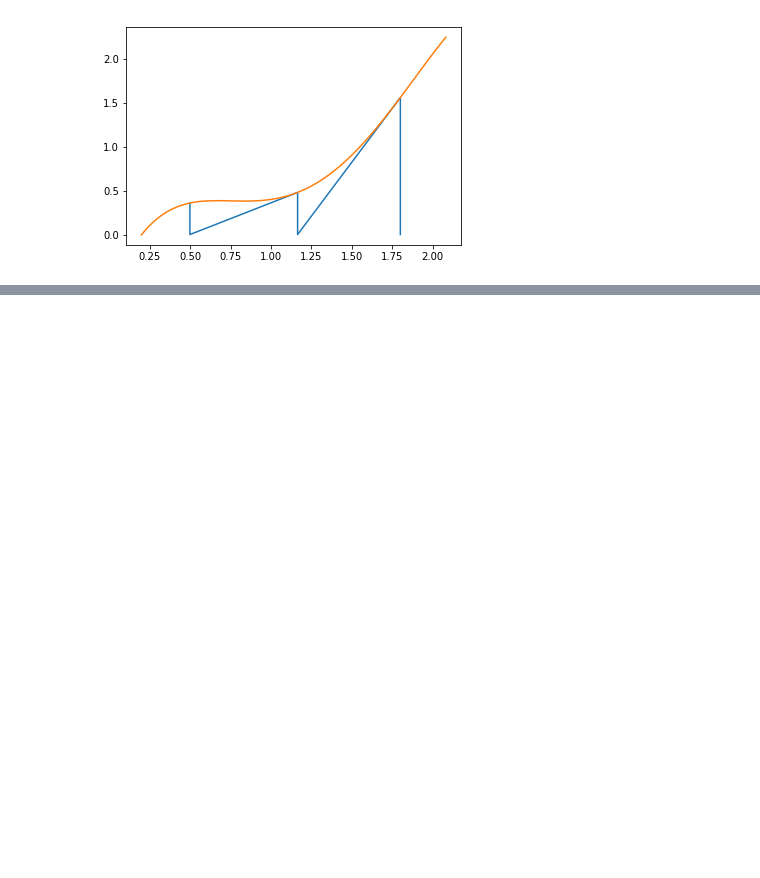
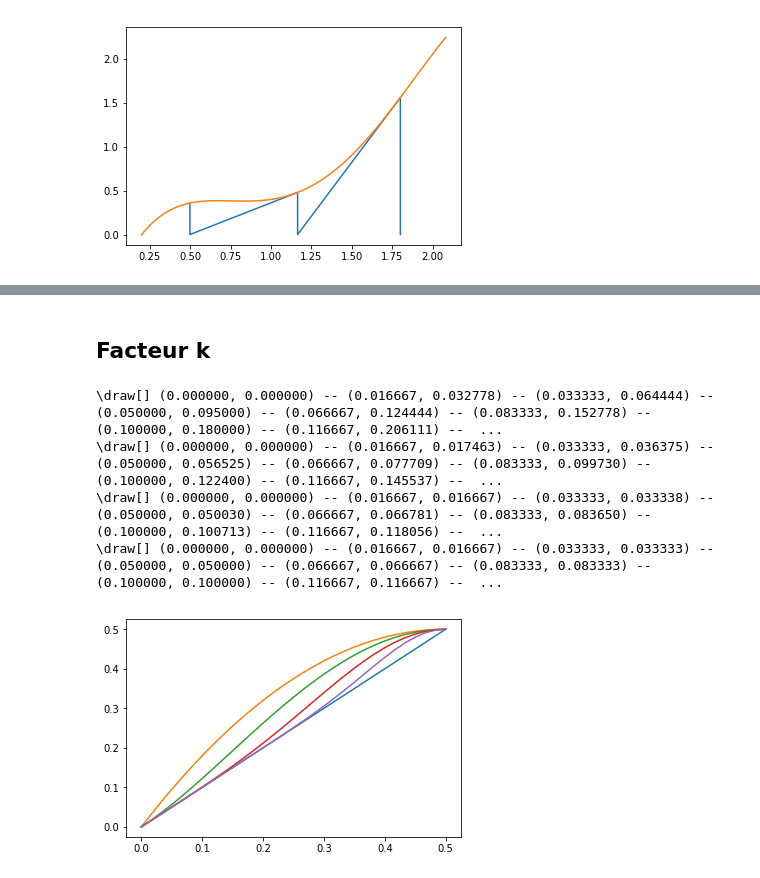
Before and after one commit to Nanored4498/M1IF-ML-cours, a Jupyter notebook: figures.ipynb, the cells around one changed output, grey strips where cells are left out. Saved outputs shown, nothing was run; the diff lists cells and outputs as text; code cells hidden in the pictures; blank space fills up the shorter version.

```diff
--- a/figures.ipynb
+++ b/figures.ipynb
@@ -249,0 +327,33 @@ pl.show()
+# %% [markdown]
+## Facteur k
+# %%
+import numpy as np
+import pylab as pl
+
+N = 30
+pl.plot([0, 0.5], [0, 0.5])
+xs = [i / N / 2 for i in range(N+1)]
+for k in [1, 3, 9, 27]:
+    y = []
+    for x0 in xs:
+        e = 0
+        for x in [x0, 1-x0]:
+            f, invf = 1, 1
+            for i in range(k // 2 + 1):
+                e += x * (invf / f) * (1-x)**i * x**(k-i)
+                f *= (i+1)
+                invf *= (k-i)
+        y.append(1-e)
+    pl.plot(xs, y)
+    line = "\draw[]"
+    for i in range(N+1):
+        line += " (%f, %f) --" % (xs[i], y[i])
+    print(line[:-3] + ";")
+
+pl.show()
+# %% [output]
+\draw[] (0.000000, 0.000000) -- (0.016667, 0.032778) -- (0.033333, 0.064444) -- (0.050000, 0.095000) -- (0.066667, 0.124444) -- (0.083333, 0.152778) -- (0.100000, 0.180000) -- (0.116667, 0.206111) --  ...
+\draw[] (0.000000, 0.000000) -- (0.016667, 0.017463) -- (0.033333, 0.036375) -- (0.050000, 0.056525) -- (0.066667, 0.077709) -- (0.083333, 0.099730) -- (0.100000, 0.122400) -- (0.116667, 0.145537) --  ...
+\draw[] (0.000000, 0.000000) -- (0.016667, 0.016667) -- (0.033333, 0.033338) -- (0.050000, 0.050030) -- (0.066667, 0.066781) -- (0.083333, 0.083650) -- (0.100000, 0.100713) -- (0.116667, 0.118056) --  ...
+\draw[] (0.000000, 0.000000) -- (0.016667, 0.016667) -- (0.033333, 0.033333) -- (0.050000, 0.050000) -- (0.066667, 0.066667) -- (0.083333, 0.083333) -- (0.100000, 0.100000) -- (0.116667, 0.116667) --  ...
+[figure, added]
```
Also changed, not shown: parts of 6 cells of this notebook, 5 other files.
